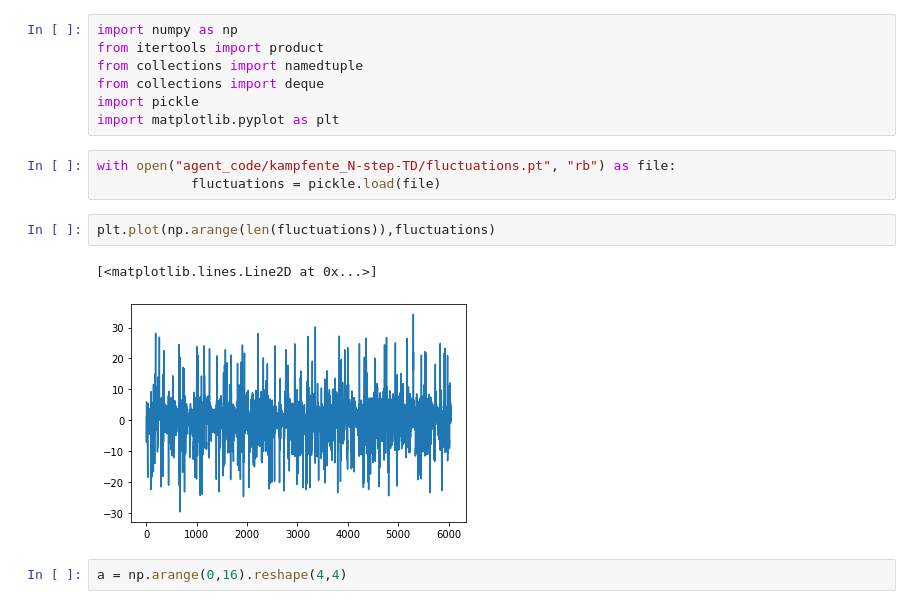
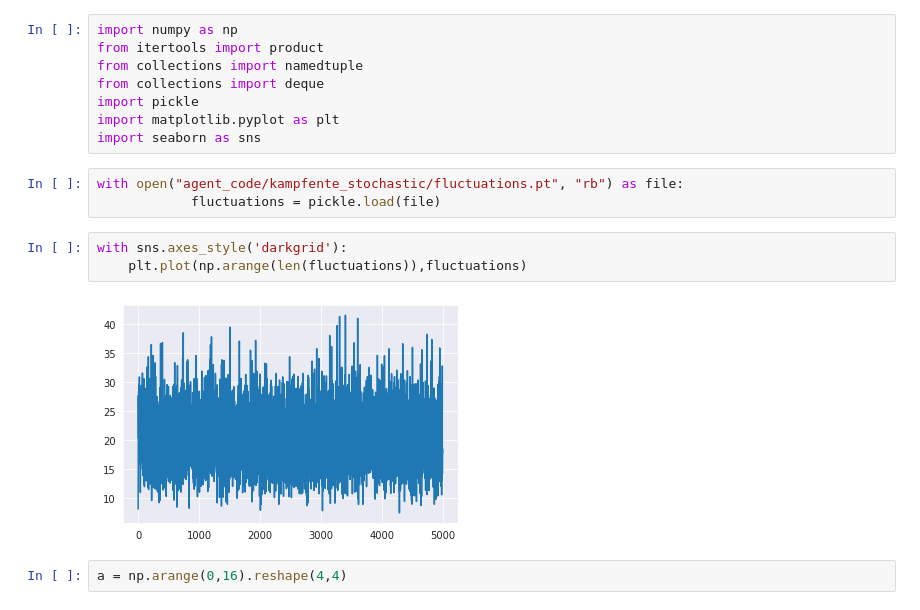
Before and after one commit to dibstan/bomberman_rl, a Jupyter notebook: tryout.ipynb, the cells around one changed output. Saved outputs shown, nothing was run; the diff lists cells and outputs as text.

```diff
--- a/tryout.ipynb
+++ b/tryout.ipynb
@@ -5,14 +5,15 @@ from collections import namedtuple
 from collections import deque
 import pickle
 import matplotlib.pyplot as plt
+import seaborn as sns
 # %%
-with open("agent_code/kampfente_N-step-TD/fluctuations.pt", "rb") as file:
+with open("agent_code/kampfente_stochastic/fluctuations.pt", "rb") as file:
             fluctuations = pickle.load(file)
 # %%
-plt.plot(np.arange(len(fluctuations)),fluctuations)
+with sns.axes_style('darkgrid'):
+    plt.plot(np.arange(len(fluctuations)),fluctuations)
 # %% [output]
-[<matplotlib.lines.Line2D at 0x...>]
-[figure, old version]
+[figure, new version]
 # %%
 a = np.arange(0,16).reshape(4,4)
 # %%
```
Also changed, not shown: 17 other files.
